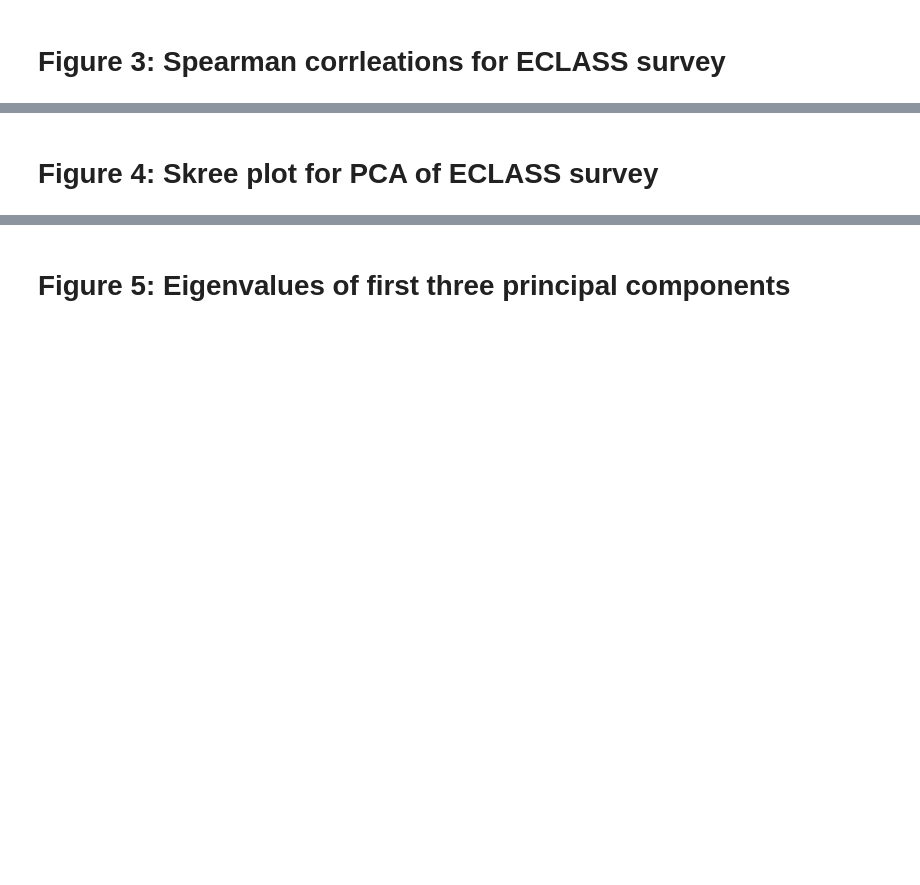
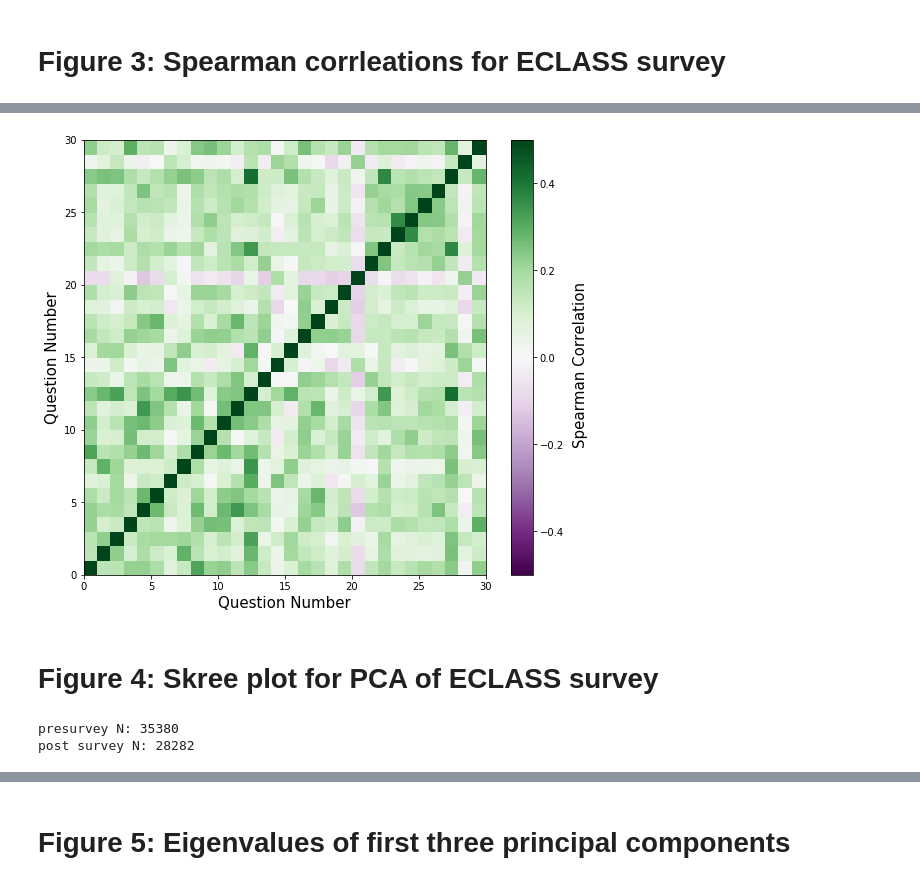
Before and after one commit to Lewandowski-Labs-PER/eclass-public, a Jupyter notebook: paper tables and plots.ipynb, the cells around one changed output, grey strips where cells are left out. Drawn from its saved outputs; the diff is of its cells as text; code cells hidden in the pictures; blank space fills up the shorter version.

```diff
--- a/paper tables and plots.ipynb
+++ b/paper tables and plots.ipynb
@@ -45,2 +350,25 @@ e.get_intro_pre(unique_students=True)
+# %%
+qids = [x for x in e.post_survey_question_ids if 'a' in x]
+z = e.get_post(unique_students=True)[qids].corr('spearman').values
+
+fig, ax = plt.subplots(figsize=(9, 8))
+
+cbar = ax.pcolormesh(z, cmap='PRGn', vmin=-0.5, vmax=0.5)
+# combined.corr('spearman').describe()
+
+fig.colorbar(cbar)
+fig.text(0.88, 0.35, 'Spearman Correlation', fontsize=15, rotation=90)
+
+ax.set_xlabel('Question Number', fontsize=15)
+ax.set_ylabel('Question Number', fontsize=15)
+fig.savefig('postcorr.pdf', bbox_inches='tight')
+# %% [output]
+[figure, added]
 # %% [markdown]
 # Figure 4: Skree plot for PCA of ECLASS survey
+# %%
+print('presurvey N:', e.get_pre(unique_students=True).shape[0])
+print('post survey N:', e.get_post(unique_students=True).shape[0])
+# %% [output]
+presurvey N: 35380
+post survey N: 28282
```
Also changed, not shown: parts of 27 cells of this notebook, 2 other files.
